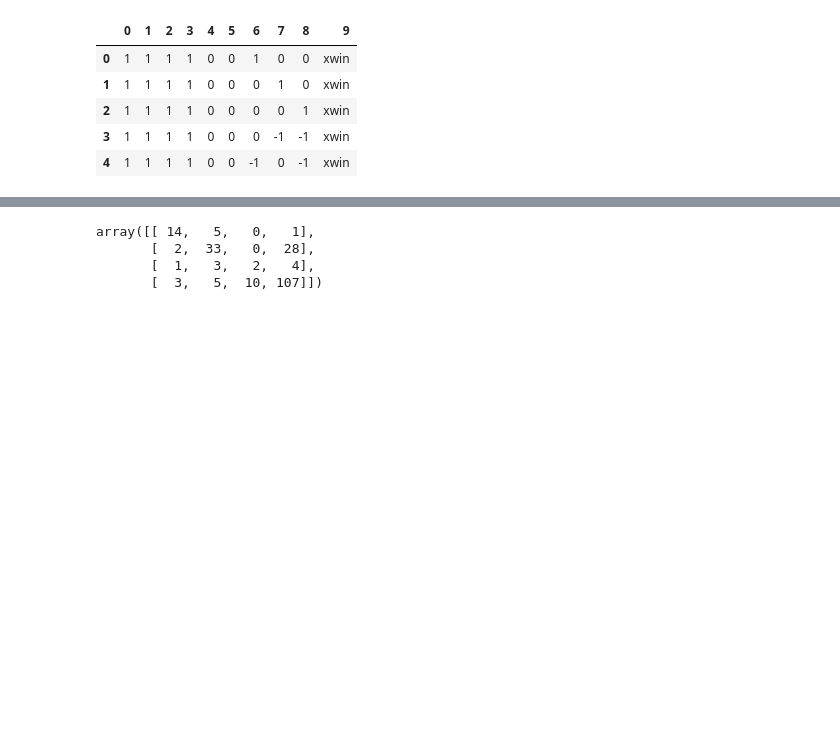
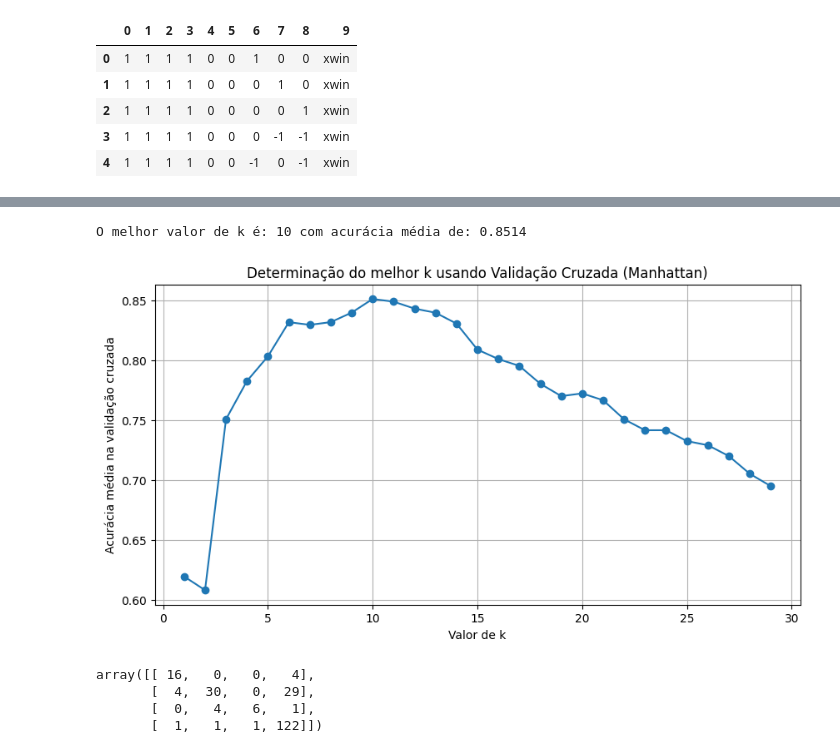
Before and after one commit to carolinaferreiraPUCRS/Inteligencia_Artifical, a Jupyter notebook: Trabalho01/k_NN.ipynb, the cells around one changed output, grey strips where cells are left out. Cells and saved outputs as stored; diff of their text form; code cells hidden in the pictures; blank space fills up the shorter version.

Commit message:
Melhorando o dataset e fazendo o calculo de melhor K para K-NN

```diff
--- a/Trabalho01/k_NN.ipynb
+++ b/Trabalho01/k_NN.ipynb
@@ -45,8 +59,32 @@ count_scenarios
 | xwin | 626 |
 # %%
-X_train, X_test, y_train, y_test = train_test_split(X, Y, train_size=0.8, stratify=Y)
+
+# Avaliar diferentes valores de k
+k_range = range(1, 30)
+scores = []
+
+for k in k_range:
+    knn = KNeighborsClassifier(n_neighbors=k, metric='manhattan')
+    cv_scores = cross_val_score(knn, X_train, y_train, cv=10, scoring='accuracy')
+    scores.append(cv_scores.mean())
+
+# Encontrar o melhor valor de k
+optimal_k = k_range[np.argmax(scores)]
+print(f'O melhor valor de k é: {optimal_k} com acurácia média de: {max(scores):.4f}')
+
+# Plotar gráfico de desempenho
+plt.figure(figsize=(10, 5))
+plt.plot(k_range, scores, marker='o')
+plt.xlabel('Valor de k')
+plt.ylabel('Acurácia média na validação cruzada')
+plt.title('Determinação do melhor k usando Validação Cruzada (Manhattan)')
+plt.grid(True)
+plt.show()
+# %% [output]
+O melhor valor de k é: 10 com acurácia média de: 0.8514
+[figure, added]
 # %%
-k = 4
+k = 10
 knn = KNeighborsClassifier(n_neighbors=k)
 
 # Train the classifier
@@ -55,10 +93,10 @@ knn.fit(X_train, y_train)
 y_prediction = knn.predict(X_test)
 confusion_matrix(y_test, y_prediction)
 # %% [output]
-array([[ 14,   5,   0,   1],
-       [  2,  33,   0,  28],
-       [  1,   3,   2,   4],
-       [  3,   5,  10, 107]])
+array([[ 16,   0,   0,   4],
+       [  4,  30,   0,  29],
+       [  0,   4,   6,   1],
+       [  1,   1,   1, 122]])
 # %%
 # Usando indexação padrão para arrays NumPy
 ndtest = y_test.to_numpy()
```
Also changed, not shown: parts of 6 cells of this notebook, 6 other files.
